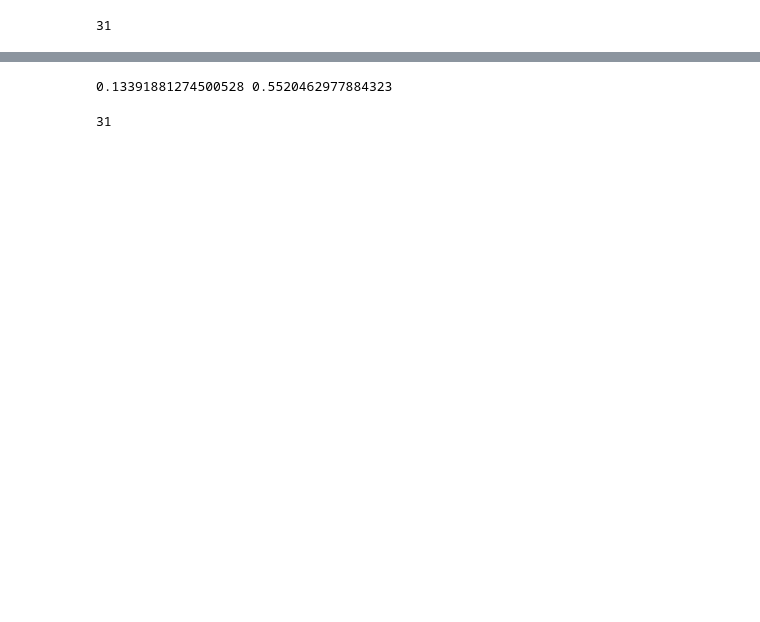
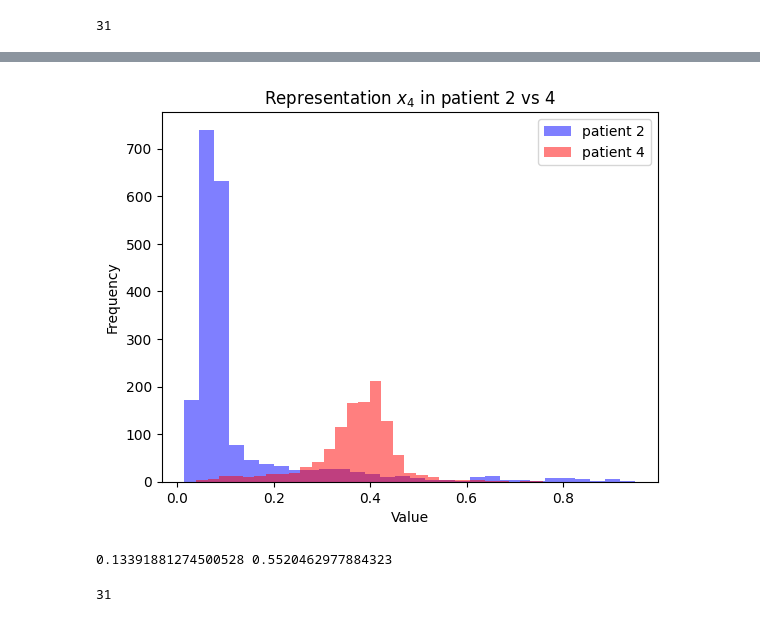
Before and after one commit to MattyAB/ecg_transfer, a Jupyter notebook: autoencoder.ipynb, the cells around one changed output, grey strips where cells are left out. Drawn from its saved outputs; the diff is of its cells as text; code cells hidden in the pictures; blank space fills up the shorter version.

```diff
--- a/autoencoder.ipynb
+++ b/autoencoder.ipynb
@@ -300,3 +370,23 @@ len(groups)
+# %%
+def plot_hist_comparison(groups, a, b, i):
+    A = encode(groups[a]).detach().cpu().numpy()
+    B = encode(groups[b]).detach().cpu().numpy()
+
+    plt.hist(A[:,i], bins=30, alpha=0.5, label='Dataset 1', color='blue')  # Dataset 1 in blue
+    plt.hist(B[:,i], bins=30, alpha=0.5, label='Dataset 2', color='red')   # Dataset 2 in red
+
+    # Adding labels and title
+    plt.xlabel('Value')
+    plt.ylabel('Frequency')
+    plt.title(f'Representation $x_{i}$ in patient {a} vs {b}')
+    plt.legend([f'patient {a}', f'patient {b}'])
+
+    # Display the plot
+    plt.show()
+
+plot_hist_comparison(groups, 2, 4, 4)
+# %% [output]
+[figure, added]
 # %%
 avg_intergroup = 0
 for group in groups:
```
Also changed, not shown: parts of 14 cells of this notebook.
